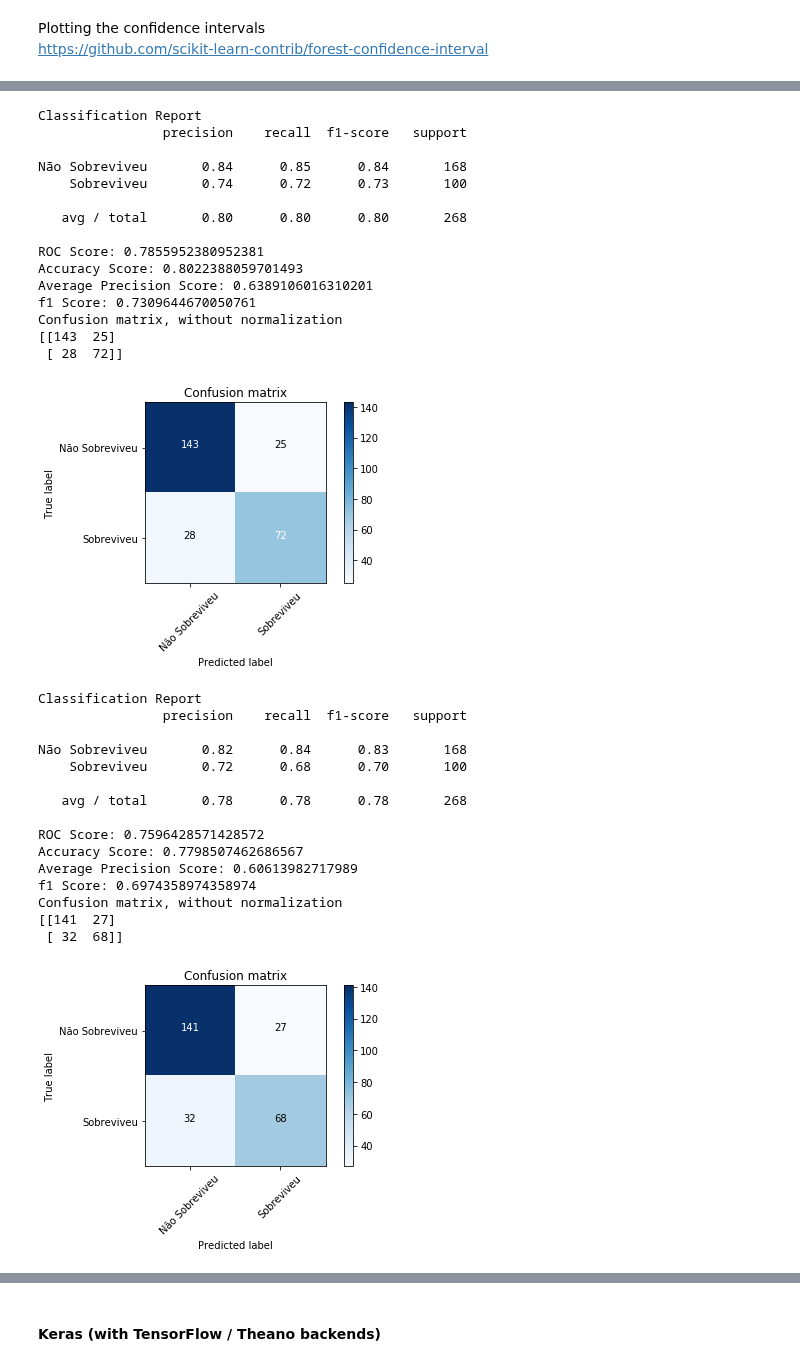
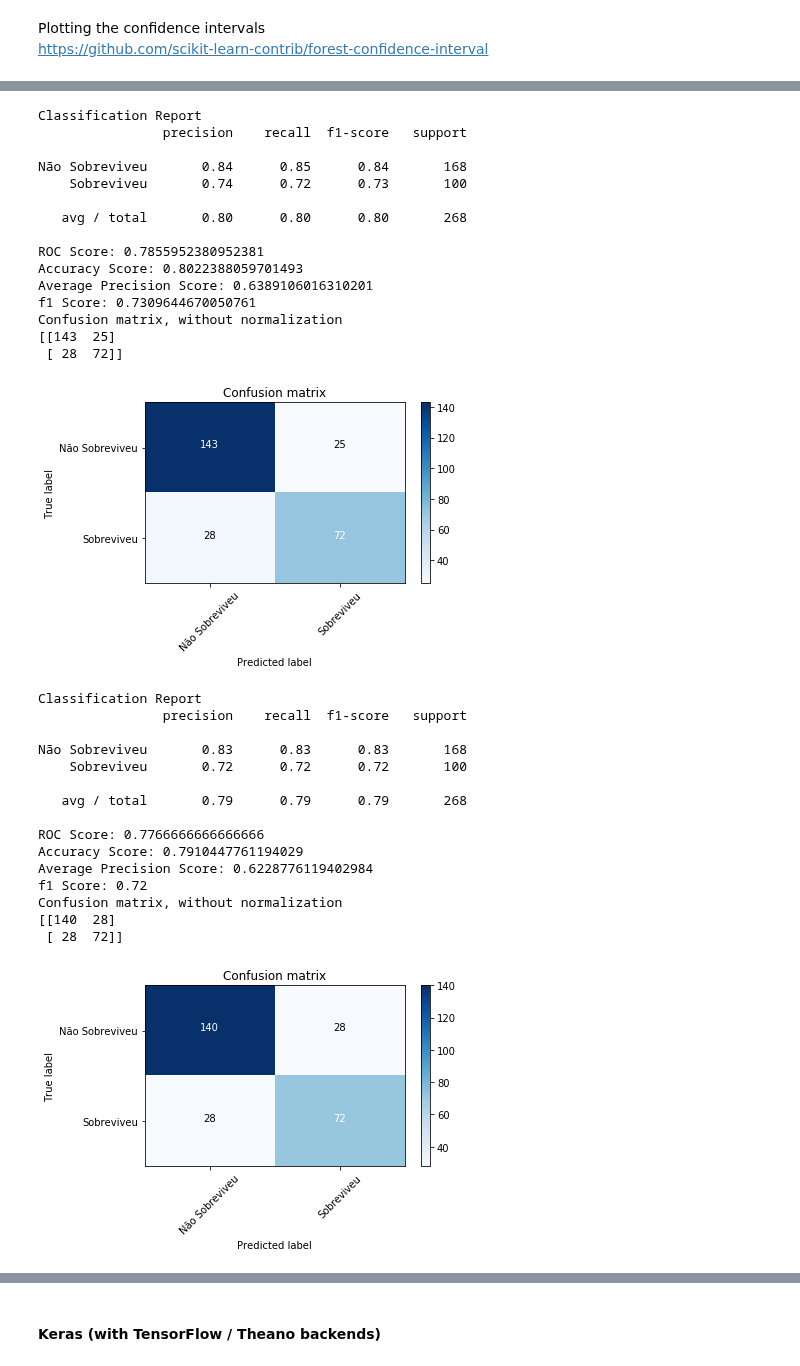
Before and after one commit to rsouza/FGV_Intro_DS, a Jupyter notebook: notebooks/10-ML_Kaggle_Titanic.ipynb, the cells around one changed output, grey strips where cells are left out. Drawn from its saved outputs; the diff is of its cells as text; code cells hidden in the pictures.

```diff
--- a/notebooks/10-ML_Kaggle_Titanic.ipynb
+++ b/notebooks/10-ML_Kaggle_Titanic.ipynb
@@ -722,7 +711,8 @@ def plot_confusion_matrix(cm, classes,
     This function prints and plots the confusion matrix.
     Normalization can be applied by setting `normalize=True`.
     """
-    plt.imshow(cm, interpolation='nearest', cmap=cmap)
+
+    plt.imshow(cm, interpolation='nearest', cmap=cmap, aspect='auto')
     plt.title(title)
     plt.colorbar()
     tick_marks = np.arange(len(classes))
@@ -1301,41 +1293,41 @@ f1 Score: 0.7309644670050761
 Confusion matrix, without normalization
 [[143  25]
  [ 28  72]]
-[figure, old version]
+[figure, new version]
 # %%
 #http://scikit-learn.org/stable/modules/generated/sklearn.linear_model.Perceptron.html#sklearn.linear_model.Perceptron
 from sklearn.linear_model import Perceptron
 
 clf_pcp = Perceptron(penalty=None,
-                     alpha=0.0001,
+                     alpha=0.001,
                      fit_intercept=True,
-                     max_iter=200,
+                     max_iter=230,
                      shuffle=True,
                      verbose=0,
                      eta0=1.0,
                      n_jobs=-1,
                      random_state=0,
                      class_weight=None,
                      warm_start=False).fit(X_traincv, y_traincv)
 
 roc_pcp = clf_eval(clf_pcp, X_testcv, y_testcv)
 # %% [output]
 Classification Report
                 precision    recall  f1-score   support
 
-Não Sobreviveu       0.82      0.84      0.83       168
-    Sobreviveu       0.72      0.68      0.70       100
+Não Sobreviveu       0.83      0.83      0.83       168
+    Sobreviveu       0.72      0.72      0.72       100
 
-   avg / total       0.78      0.78      0.78       268
+   avg / total       0.79      0.79      0.79       268
 
-ROC Score: 0.7596428571428572
-Accuracy Score: 0.7798507462686567
-Average Precision Score: 0.60613982717989
-f1 Score: 0.6974358974358974
+ROC Score: 0.7766666666666666
+Accuracy Score: 0.7910447761194029
+Average Precision Score: 0.6228776119402984
+f1 Score: 0.72
 Confusion matrix, without normalization
-[[141  27]
- [ 32  68]]
+[[140  28]
+ [ 28  72]]
-[figure, old version]
+[figure, new version]
 # %%
 #http://scikit-learn.org/stable/modules/generated/sklearn.linear_model.PassiveAggressiveClassifier.html
 from sklearn.linear_model import PassiveAggressiveClassifier
```
Also changed, not shown: parts of 28 cells of this notebook, 1 other file.
